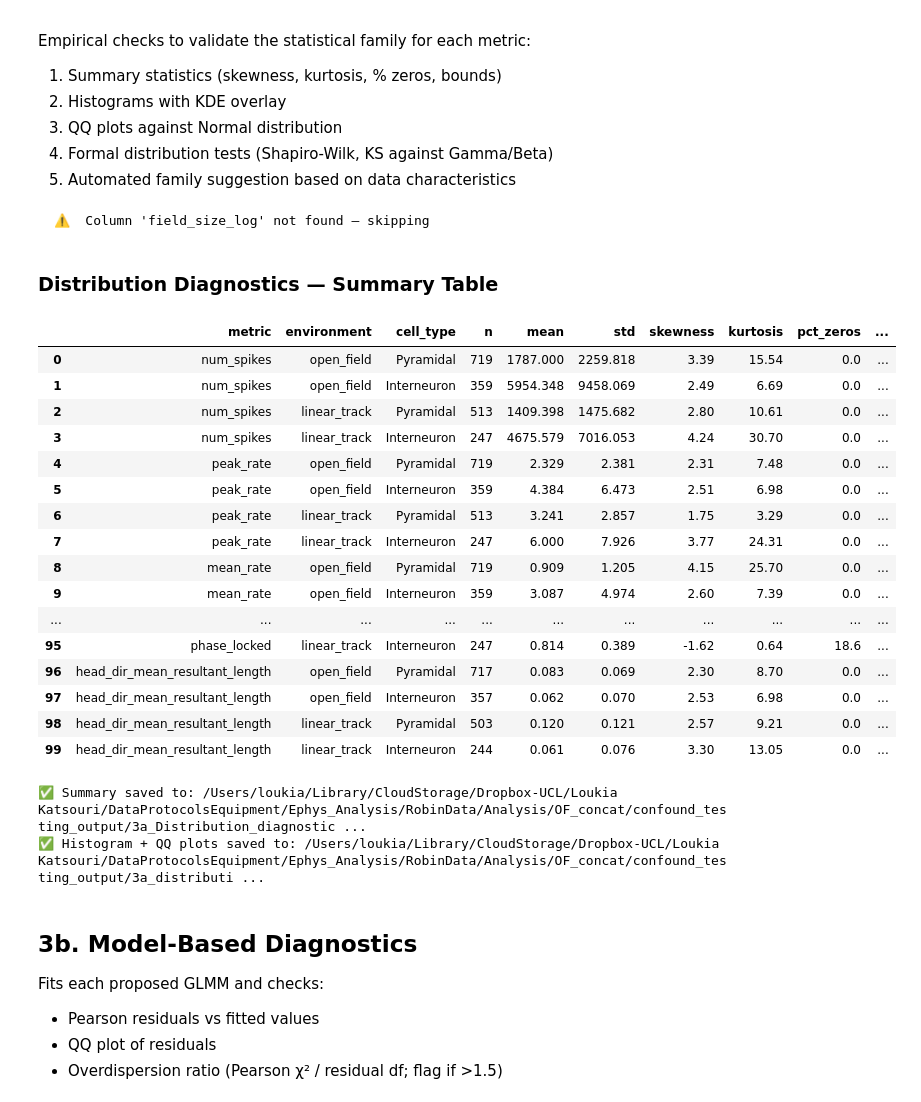
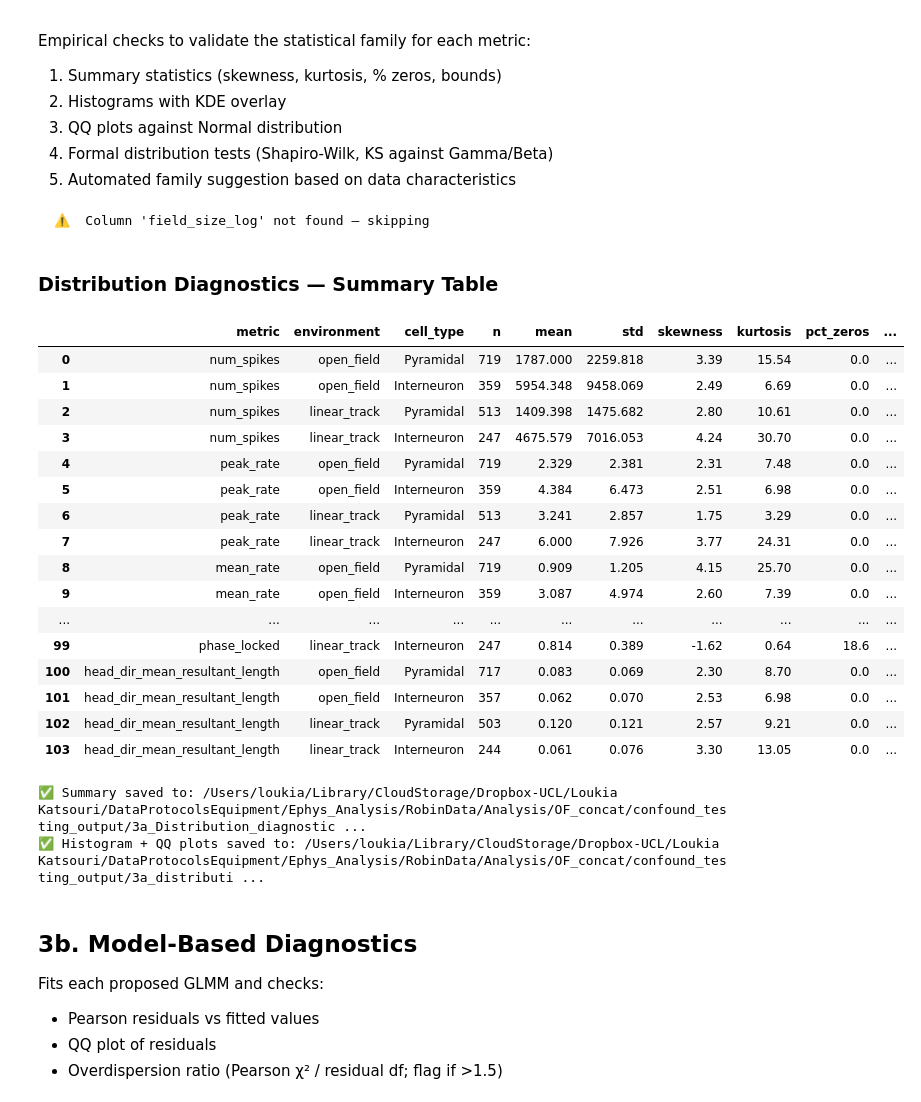
Before and after one commit to lkatsouri/NLGF_ephys_AXONA_data, a Jupyter notebook: ephys_confound_testing_glmm.ipynb, the cells around one changed output. Cells and saved outputs as stored; diff of their text form; code cells hidden in the pictures.

```diff
--- a/ephys_confound_testing_glmm.ipynb
+++ b/ephys_confound_testing_glmm.ipynb
@@ -233,6 +233,7 @@ METRICS_TO_CHECK = [
     ('spike_width',                    'Spike width',                    'continuous'),
     ('ahp_decay',                      'AHP decay',                      'continuous'),
     ('overdispersion',                 'Overdispersion index',            'positive'),
+    ('theta_mod_v2',                   'Theta modulation v2',             'continuous'),
     ('theta_mod_v3',                   'Theta modulation v3',             'continuous'),
     ('theta_mod_v3_shifted',           'Theta modulation v3 (shifted)',   'positive'),
     ('theta_mod_v3_log',               'Theta modulation v3 (log)',       'continuous'),
@@ -404,38 +405,38 @@ with PdfPages(pdf_hist) as pdf:
             ax.set_title(f'{env} | {ct}\nn={len(vals)}, skew={skew:.2f}', fontsize=9)
             ax.set_xlabel(col, fontsize=8)
             ax.set_ylabel('Density', fontsize=8)
 
             # ── QQ plot ──
             ax2 = axes[1, idx]
             sp_stats.probplot(vals, dist='norm', plot=ax2)
             ax2.set_title(f'QQ vs Normal | {env} | {ct}', fontsize=9)
             ax2.get_lines()[0].set_markersize(2)  # smaller points
 
         plt.tight_layout()
         pdf.savefig(fig, bbox_inches='tight')
         plt.close(fig)
 
 print(f"✅ Histogram + QQ plots saved to: {pdf_hist}")
 # %% [output]
   ⚠️  Column 'field_size_log' not found — skipping
 Distribution Diagnostics — Summary Table
 |  | metric | environment | cell_type | n | mean | std | skewness | kurtosis | pct_zeros | ... |
 | 0 | num_spikes | open_field | Pyramidal | 719 | 1787.000 | 2259.818 | 3.39 | 15.54 | 0.0 | ... |
 | 1 | num_spikes | open_field | Interneuron | 359 | 5954.348 | 9458.069 | 2.49 | 6.69 | 0.0 | ... |
 | 2 | num_spikes | linear_track | Pyramidal | 513 | 1409.398 | 1475.682 | 2.80 | 10.61 | 0.0 | ... |
 | 3 | num_spikes | linear_track | Interneuron | 247 | 4675.579 | 7016.053 | 4.24 | 30.70 | 0.0 | ... |
 | 4 | peak_rate | open_field | Pyramidal | 719 | 2.329 | 2.381 | 2.31 | 7.48 | 0.0 | ... |
 | 5 | peak_rate | open_field | Interneuron | 359 | 4.384 | 6.473 | 2.51 | 6.98 | 0.0 | ... |
 | 6 | peak_rate | linear_track | Pyramidal | 513 | 3.241 | 2.857 | 1.75 | 3.29 | 0.0 | ... |
 | 7 | peak_rate | linear_track | Interneuron | 247 | 6.000 | 7.926 | 3.77 | 24.31 | 0.0 | ... |
 | 8 | mean_rate | open_field | Pyramidal | 719 | 0.909 | 1.205 | 4.15 | 25.70 | 0.0 | ... |
 | 9 | mean_rate | open_field | Interneuron | 359 | 3.087 | 4.974 | 2.60 | 7.39 | 0.0 | ... |
 | ... | ... | ... | ... | ... | ... | ... | ... | ... | ... | ... |
-| 95 | phase_locked | linear_track | Interneuron | 247 | 0.814 | 0.389 | -1.62 | 0.64 | 18.6 | ... |
-| 96 | head_dir_mean_resultant_length | open_field | Pyramidal | 717 | 0.083 | 0.069 | 2.30 | 8.70 | 0.0 | ... |
-| 97 | head_dir_mean_resultant_length | open_field | Interneuron | 357 | 0.062 | 0.070 | 2.53 | 6.98 | 0.0 | ... |
-| 98 | head_dir_mean_resultant_length | linear_track | Pyramidal | 503 | 0.120 | 0.121 | 2.57 | 9.21 | 0.0 | ... |
-| 99 | head_dir_mean_resultant_length | linear_track | Interneuron | 244 | 0.061 | 0.076 | 3.30 | 13.05 | 0.0 | ... |
+| 99 | phase_locked | linear_track | Interneuron | 247 | 0.814 | 0.389 | -1.62 | 0.64 | 18.6 | ... |
+| 100 | head_dir_mean_resultant_length | open_field | Pyramidal | 717 | 0.083 | 0.069 | 2.30 | 8.70 | 0.0 | ... |
+| 101 | head_dir_mean_resultant_length | open_field | Interneuron | 357 | 0.062 | 0.070 | 2.53 | 6.98 | 0.0 | ... |
+| 102 | head_dir_mean_resultant_length | linear_track | Pyramidal | 503 | 0.120 | 0.121 | 2.57 | 9.21 | 0.0 | ... |
+| 103 | head_dir_mean_resultant_length | linear_track | Interneuron | 244 | 0.061 | 0.076 | 3.30 | 13.05 | 0.0 | ... |
 ✅ Summary saved to: /Users/loukia/Library/CloudStorage/Dropbox-UCL/Loukia Katsouri/DataProtocolsEquipment/Ephys_Analysis/RobinData/Analysis/OF_concat/confound_testing_output/3a_Distribution_diagnostic ...
 ✅ Histogram + QQ plots saved to: /Users/loukia/Library/CloudStorage/Dropbox-UCL/Loukia Katsouri/DataProtocolsEquipment/Ephys_Analysis/RobinData/Analysis/OF_concat/confound_testing_output/3a_distributi ...
 # %% [markdown]
```
Also changed, not shown: parts of 1 cell of this notebook, 4 other files.
